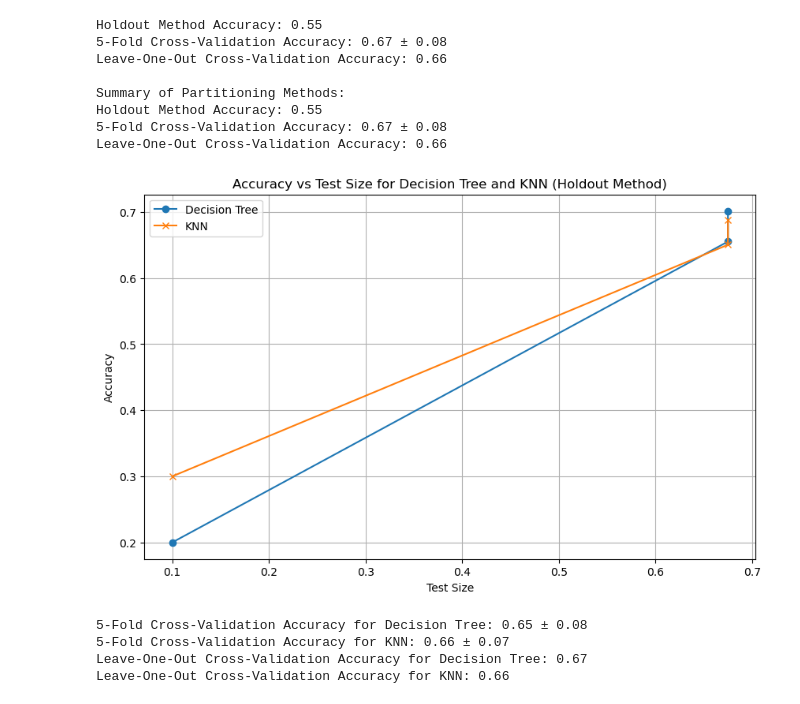
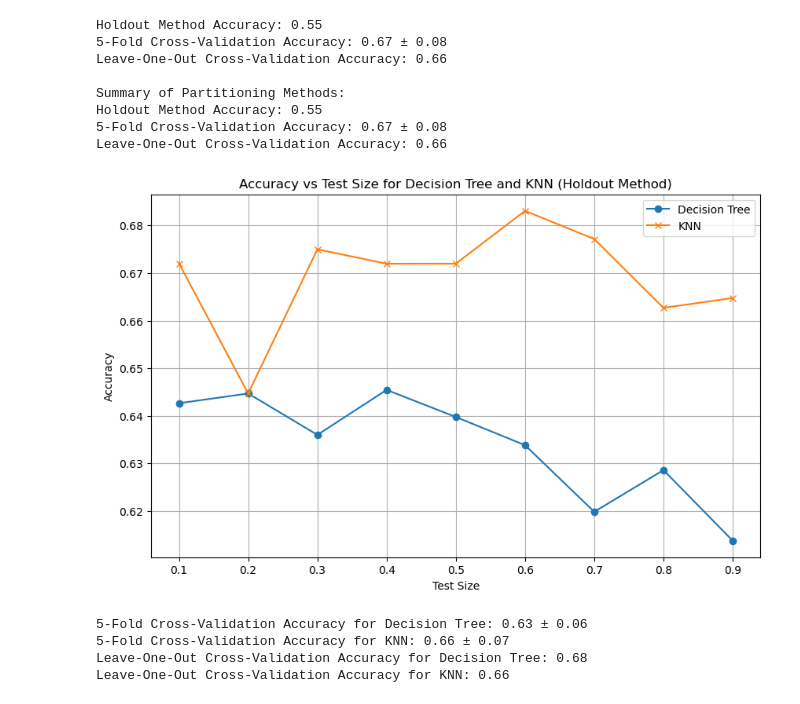
Before and after one commit to johnpierrre/DS-project, a Jupyter notebook: hepatocellular_carcinoma_analysis.ipynb, the cells around one changed output. Drawn from its saved outputs; the diff is of its cells as text; code cells hidden in the pictures.

```diff
--- a/hepatocellular_carcinoma_analysis.ipynb
+++ b/hepatocellular_carcinoma_analysis.ipynb
@@ -601,23 +601,25 @@ plt.show()
 # %% [markdown]
 DTC (with SMOTE)
 # %%
-from sklearn.model_selection import train_test_split
-from sklearn.tree import DecisionTreeClassifier
+from sklearn.tree import DecisionTreeClassifier, plot_tree
 from sklearn.metrics import accuracy_score, classification_report
+from sklearn.metrics import mean_squared_error
 
 model = DecisionTreeClassifier()
-
+rmse = 0
 dt_accuracy = 0
 for i in range(40):
-    X_train, X_test, y_train, y_test = train_test_split(X, y, test_size=0.2, random_state=47)
-    X_train, y_train=smote.fit_resample(X_train, y_train)
+    X_train, X_test, y_train, y_test = train_test_split(X, y, test_size = 0.2, random_state = 47)
+    X_train, y_train = smote.fit_resample(X_train, y_train)
     y_train_series = pd.Series(y_train)
     model.fit(X_train, y_train)
 
     predictions = model.predict(X_test)
     dt_accuracy += accuracy_score(y_test, predictions)
+    rmse += mean_squared_error(predictions, y_test, squared = False)
 
 dt_accuracy = dt_accuracy/40
+print("RMSE: ", rmse/40)
 print("Accuracy:", dt_accuracy)
 print("Classification Report:")
 print(classification_report(y_test, predictions))
@@ -699,7 +715,7 @@ Knn prediting the test values
 # %%
 knn_accuracy = 0
 for i in range(40):
-    X_train, X_test, y_train, y_test = train_test_split(X, y, test_size=0.9, random_state=47)
+    X_train, X_test, y_train, y_test = train_test_split(X, y, test_size=0.6, random_state=47)
     X_train, y_train=smote.fit_resample(X_train, y_train)
     y_train_series = pd.Series(y_train)
     knn.fit(X_train, y_train)
@@ -760,9 +776,6 @@ plt.show()
 # %% [markdown]
 K-Fold Cross-Validation on KNN
 # %%
-from sklearn.model_selection import StratifiedKFold
-from sklearn.tree import DecisionTreeClassifier
-from sklearn.metrics import accuracy_score, classification_report
 
 model = KNeighborsClassifier(n_neighbors = k)
 smote = SMOTE(random_state=42)
@@ -778,10 +791,7 @@ for repeat in range(n_repeats):
         X_train, X_test = X[train_index], X[test_index]
         y_train, y_test = y[train_index], y[test_index]
 
-        # Apply SMOTE
-        X_train_resampled, y_train_resampled = smote.fit_resample(X_train, y_train)
-        y_train_series = pd.Series(y_train_resampled)
-        model.fit(X_train_resampled, y_train_resampled)
+        model.fit(X_train, y_train)
 
         predictions = model.predict(X_test)
 
@@ -816,7 +826,7 @@ Knn prediting the train values with smote
 # %%
 knn_accuracy = 0
 for i in range(40):
-    X_train, X_test, y_train, y_test = train_test_split(X, y, test_size=0.9, random_state=47)
+    X_train, X_test, y_train, y_test = train_test_split(X, y, test_size=0.6, random_state=47)
     X_train, y_train = smote.fit_resample(X_train, y_train)
     y_train_series = pd.Series(y_train)
     knn.fit(X_train, y_train)
@@ -971,6 +972,7 @@ Holdout Method Accuracy: 0.55
 5-Fold Cross-Validation Accuracy: 0.67 ± 0.08
 Leave-One-Out Cross-Validation Accuracy: 0.66
 # %%
+
 train_df_np = df_clean.to_numpy()
 X, y = train_df_np[:, :-1], train_df_np[:, -1]
 
@@ -1006,37 +1008,37 @@ results_df = pd.DataFrame({
     'Test Size': test_sizes,
     'Decision Tree Accuracy': dt_accuracies,
     'KNN Accuracy': knn_accuracies
 })
 
 plt.figure(figsize=(10, 6))
-plt.plot(results_df.to_numpy()[0], results_df.to_numpy()[1], marker='o', label='Decision Tree')
-plt.plot(results_df.to_numpy()[0], results_df.to_numpy()[2], marker='x', label='KNN')
+plt.plot(results_df['Test Size'], results_df['Decision Tree Accuracy'], marker='o', label='Decision Tree')
+plt.plot(results_df['Test Size'], results_df['KNN Accuracy'], marker='x', label='KNN')
 plt.xlabel('Test Size')
 plt.ylabel('Accuracy')
 plt.title('Accuracy vs Test Size for Decision Tree and KNN (Holdout Method)')
 plt.legend()
 plt.grid(True)
 plt.show()
 
 # K-Fold Cross-Validation
 k_fold = 5
 kf = KFold(n_splits=k_fold)
 dt_cv_scores = cross_val_score(dt_model, X, y, cv=kf)
 knn_cv_scores = cross_val_score(knn_model, X, y, cv=kf)
 
 print(f'{k_fold}-Fold Cross-Validation Accuracy for Decision Tree: {dt_cv_scores.mean():.2f} ± {dt_cv_scores.std():.2f}')
 print(f'{k_fold}-Fold Cross-Validation Accuracy for KNN: {knn_cv_scores.mean():.2f} ± {knn_cv_scores.std():.2f}')
 
 # Leave-One-Out Cross-Validation
 loo = LeaveOneOut()
 dt_loo_scores = cross_val_score(dt_model, X, y, cv=loo)
 knn_loo_scores = cross_val_score(knn_model, X, y, cv=loo)
 
 print(f'Leave-One-Out Cross-Validation Accuracy for Decision Tree: {dt_loo_scores.mean():.2f}')
 print(f'Leave-One-Out Cross-Validation Accuracy for KNN: {knn_loo_scores.mean():.2f}')
 # %% [output]
-[figure, old version]
+[figure, new version]
-5-Fold Cross-Validation Accuracy for Decision Tree: 0.65 ± 0.08
+5-Fold Cross-Validation Accuracy for Decision Tree: 0.63 ± 0.06
 5-Fold Cross-Validation Accuracy for KNN: 0.66 ± 0.07
-Leave-One-Out Cross-Validation Accuracy for Decision Tree: 0.67
+Leave-One-Out Cross-Validation Accuracy for Decision Tree: 0.68
 Leave-One-Out Cross-Validation Accuracy for KNN: 0.66
```
Also changed, not shown: parts of 11 cells of this notebook.
